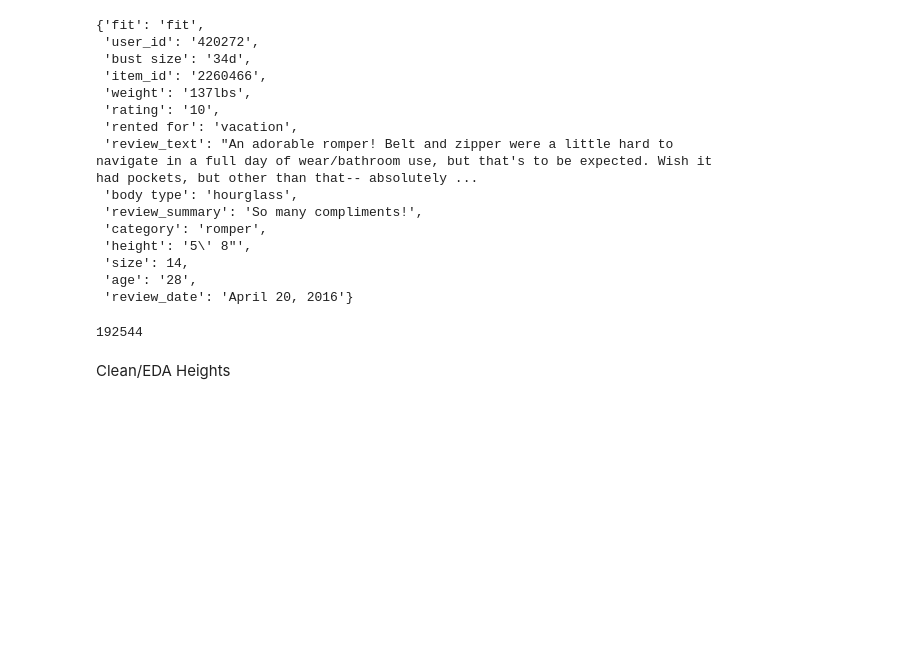
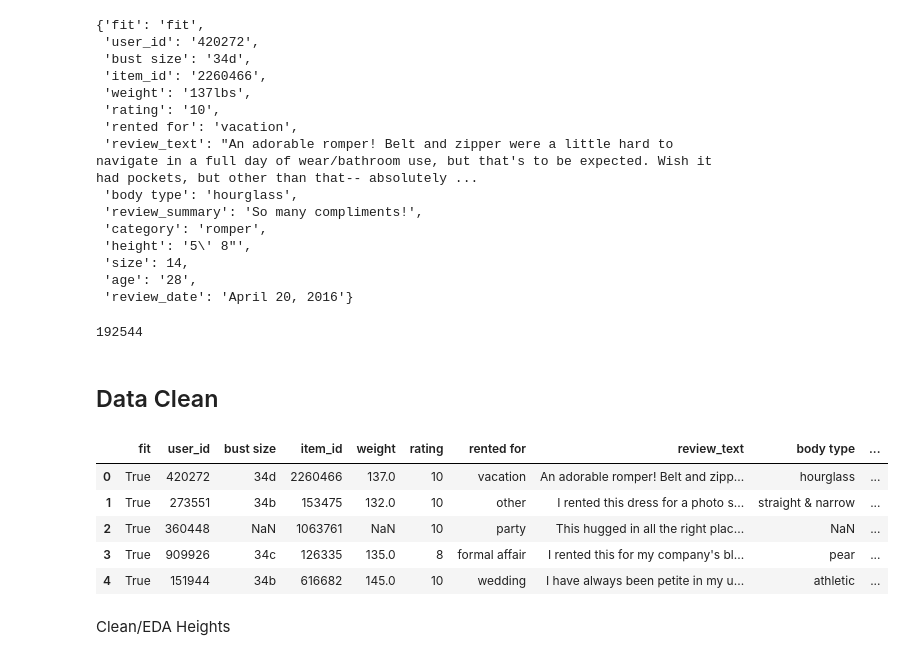
Before and after one commit to zic017/CSE158_Assignment2_Rating_Prediction_of_Clothes, a Jupyter notebook: EDA.ipynb, the cells around one changed output. Saved outputs shown, nothing was run; the diff lists cells and outputs as text; code cells hidden in the pictures; blank space fills up the shorter version.

```diff
--- a/EDA.ipynb
+++ b/EDA.ipynb
@@ -44,3 +65,7 @@ data_renttherunway[0]
 len(data_renttherunway)
 # %% [output]
 192544
+# %% [markdown]
+## Data Clean
+# %%
+df = pd.DataFrame(data_renttherunway)
@@ -47,2 +96,16 @@ len(data_renttherunway)
+# %%
+df['height'] = df['height'].apply(lambda x: standardize_height(x))
+df['weight'] = df['weight'].apply(lambda x: standardize_weight(x))
+df['fit'] = df['fit'].apply(lambda x: x == 'fit')
+df['review_date'] = df['review_date'].apply(lambda x: datetime.strptime(df['review_date'][0], '%B %d, %Y'))
+# %%
+df.head()
+# %% [output]
+|  | fit | user_id | bust size | item_id | weight | rating | rented for | review_text | body type | ... |
+| 0 | True | 420272 | 34d | 2260466 | 137.0 | 10 | vacation | An adorable romper! Belt and zipp... | hourglass | ... |
+| 1 | True | 273551 | 34b | 153475 | 132.0 | 10 | other | I rented this dress for a photo s... | straight & narrow | ... |
+| 2 | True | 360448 | NaN | 1063761 | NaN | 10 | party | This hugged in all the right plac... | NaN | ... |
+| 3 | True | 909926 | 34c | 126335 | 135.0 | 8 | formal affair | I rented this for my company's bl... | pear | ... |
+| 4 | True | 151944 | 34b | 616682 | 145.0 | 10 | wedding | I have always been petite in my u... | athletic | ... |
 # %% [markdown]
 Clean/EDA Heights
```
Also changed, not shown: parts of 17 cells of this notebook.
